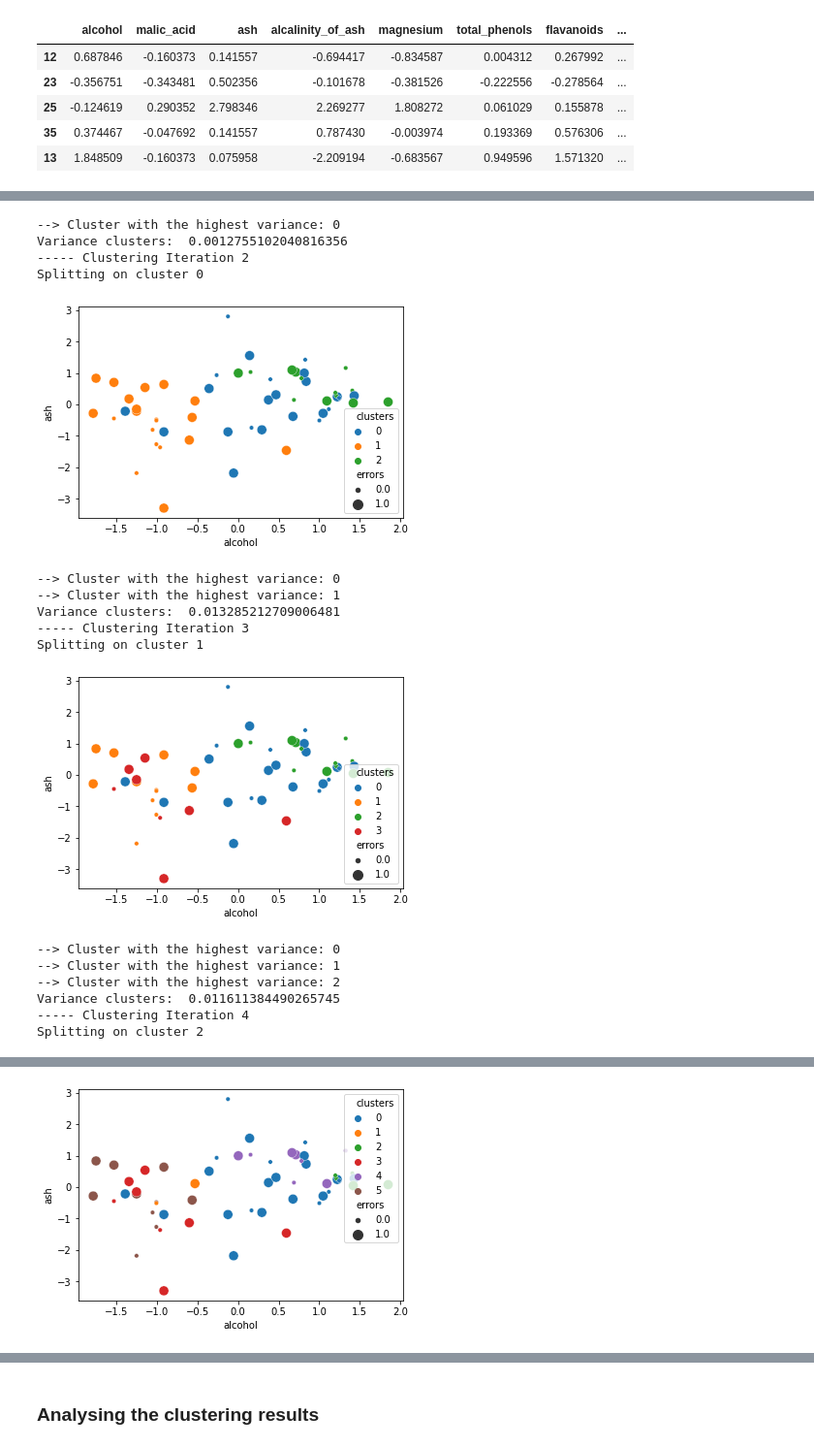
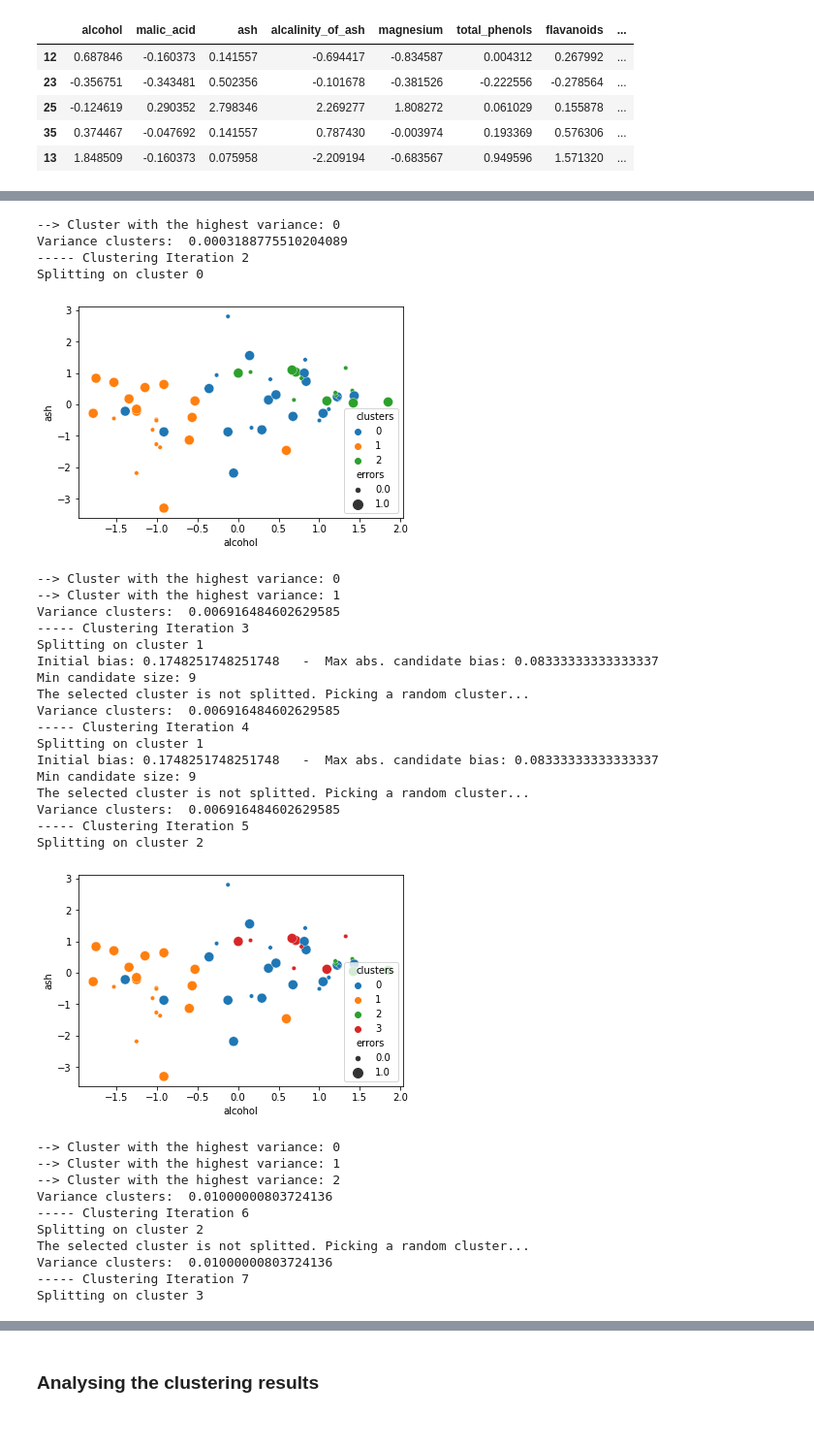
Before and after one commit to Sm2468/msc_thesis, a Jupyter notebook: Pipeline/4_wine_bias_clustering.ipynb, the cells around one changed output, grey strips where cells are left out. Shown at 97% size. Drawn from its saved outputs; the diff is of its cells as text; code cells hidden in the pictures.

Commit message:
fixed average accuracy

```diff
--- a/Pipeline/4_wine_bias_clustering.ipynb
+++ b/Pipeline/4_wine_bias_clustering.ipynb
@@ -95,7 +95,7 @@ full_data.head()
 | 35 | 0.374467 | -0.047692 | 0.141557 | 0.787430 | -0.003974 | 0.193369 | 0.576306 | ... |
 | 13 | 1.848509 | -0.160373 | 0.075958 | -2.209194 | -0.683567 | 0.949596 | 1.571320 | ... |
 # %%
-def bias_acc_towards_global_average(data, cluster_id, ave_acc):
+def bias_acc_towards_global_average(data, cluster_id, cluster_col, ave_acc):
     cluster_x = data.loc[data[cluster_col] == cluster_id]
     return ave_acc - accuracy(cluster_x)
 
@@ -111,7 +111,7 @@ for i in range(1, MAX_ITER):
     if i != 1:
         neg_bias_list = []
         for j in full_data['clusters'].unique():
-            neg_bias_clus = bias_acc(full_data, j, 'clusters')
+            neg_bias_clus = bias_acc_towards_global_average(full_data, j, 'clusters', average_accuracy)
             neg_bias_list.append(neg_bias_clus)
         variance_clusters = np.var(neg_bias_list)
         variance_list.append(variance_clusters) #TODO make function
@@ -126,7 +126,7 @@ for i in range(1, MAX_ITER):
         print('The selected cluster is not splitted. Picking a random cluster...')
         n_cluster = max(full_data['clusters'])
         x = random.randint(0, n_cluster)
-        initial_bias = abs(bias_acc(full_data, x, 'clusters'))
+        # initial_bias = abs(bias_acc_towards_global_average(full_data, x, average_accuracy)) #threshold
         continue
 
     # Apply Kmeans
@@ -153,14 +153,14 @@ for i in range(1, MAX_ITER):
         plot_clusters(full_data)
 
         x = get_next_cluster(full_data)
-        initial_bias = abs(bias_acc(full_data, x, 'clusters'))
+        initial_bias = max_abs_bias
     else:
         print('Initial bias:', initial_bias, '  -  Max abs. candidate bias:', max_abs_bias)
         print('Min candidate size:', min_new_size)
         print('The selected cluster is not splitted. Picking a random cluster...')
         n_cluster = max(full_data['clusters'])
         x = random.randint(0, n_cluster)
-        initial_bias = abs(bias_acc(full_data, x, 'clusters'))
+        # initial_bias = abs(bias_acc(full_data, x, 'clusters'))
 
 print('MAX_ITER')
 
@@ -170,20 +171,36 @@ print(variance_list)
 ----- Clustering Iteration 1
 Splitting on cluster 0
 [figure]
 --> Cluster with the highest variance: 0
-Variance clusters:  0.0012755102040816356
+Variance clusters:  0.0003188775510204089
 ----- Clustering Iteration 2
 Splitting on cluster 0
 [figure]
 --> Cluster with the highest variance: 0
 --> Cluster with the highest variance: 1
-Variance clusters:  0.013285212709006481
+Variance clusters:  0.006916484602629585
 ----- Clustering Iteration 3
 Splitting on cluster 1
+Initial bias: 0.1748251748251748   -  Max abs. candidate bias: 0.08333333333333337
+Min candidate size: 9
+The selected cluster is not splitted. Picking a random cluster...
+Variance clusters:  0.006916484602629585
+----- Clustering Iteration 4
+Splitting on cluster 1
+Initial bias: 0.1748251748251748   -  Max abs. candidate bias: 0.08333333333333337
+Min candidate size: 9
+The selected cluster is not splitted. Picking a random cluster...
+Variance clusters:  0.006916484602629585
+----- Clustering Iteration 5
+Splitting on cluster 2
-[figure, old version]
+[figure, new version]
 --> Cluster with the highest variance: 0
 --> Cluster with the highest variance: 1
 --> Cluster with the highest variance: 2
-Variance clusters:  0.011611384490265745
------ Clustering Iteration 4
+Variance clusters:  0.01000000803724136
+----- Clustering Iteration 6
 Splitting on cluster 2
+The selected cluster is not splitted. Picking a random cluster...
+Variance clusters:  0.01000000803724136
+----- Clustering Iteration 7
+Splitting on cluster 3
@@ -196 +224,0 @@ Splitting on cluster 1
-[figure, removed]
```
Also changed, not shown: parts of 9 cells of this notebook.
